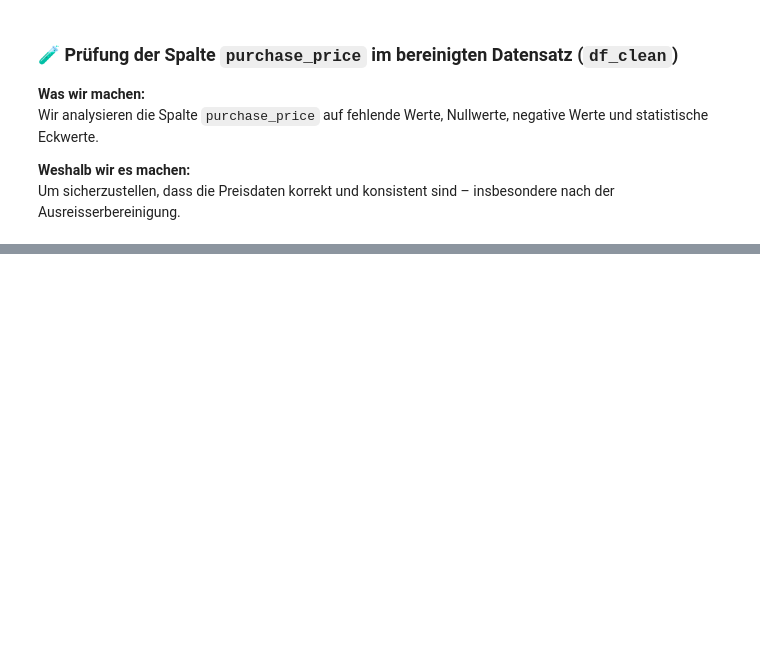
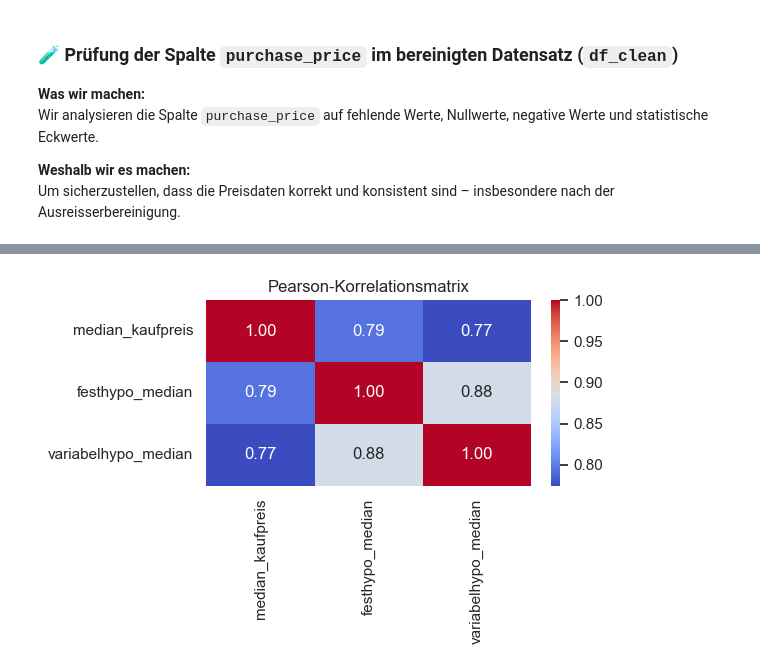
Before and after one commit to noeChicharro/Einfluss_von_Inflation_und_Zinsen_auf_den_Immobilienmark, a Jupyter notebook: src/antonio_jupyter_notebooks/Datenanalyse_Kapitel_4_5.ipynb, the cells around one changed output, grey strips where cells are left out. Cells and saved outputs as stored; diff of their text form; code cells hidden in the pictures; blank space fills up the shorter version.

```diff
--- a/src/antonio_jupyter_notebooks/Datenanalyse_Kapitel_4_5.ipynb
+++ b/src/antonio_jupyter_notebooks/Datenanalyse_Kapitel_4_5.ipynb
@@ -340,0 +465,15 @@ Name: purchase_price, dtype: float64
+# %%
+# Nur relevante Spalten extrahieren
+corr_data = df_merge_zins[['median_kaufpreis', 'festhypo_median', 'variabelhypo_median']]
+
+# Korrelationsmatrix berechnen
+corr_matrix = corr_data.corr(method='pearson')
+
+# Heatmap anzeigen
+plt.figure(figsize=(6, 4))
+sns.heatmap(corr_matrix, annot=True, cmap='coolwarm', fmt=".2f")
+plt.title("Pearson-Korrelationsmatrix")
+plt.tight_layout()
+plt.show()
+# %% [output]
+[figure, added]
```
Also changed, not shown: parts of 23 cells of this notebook, 2 other files.
